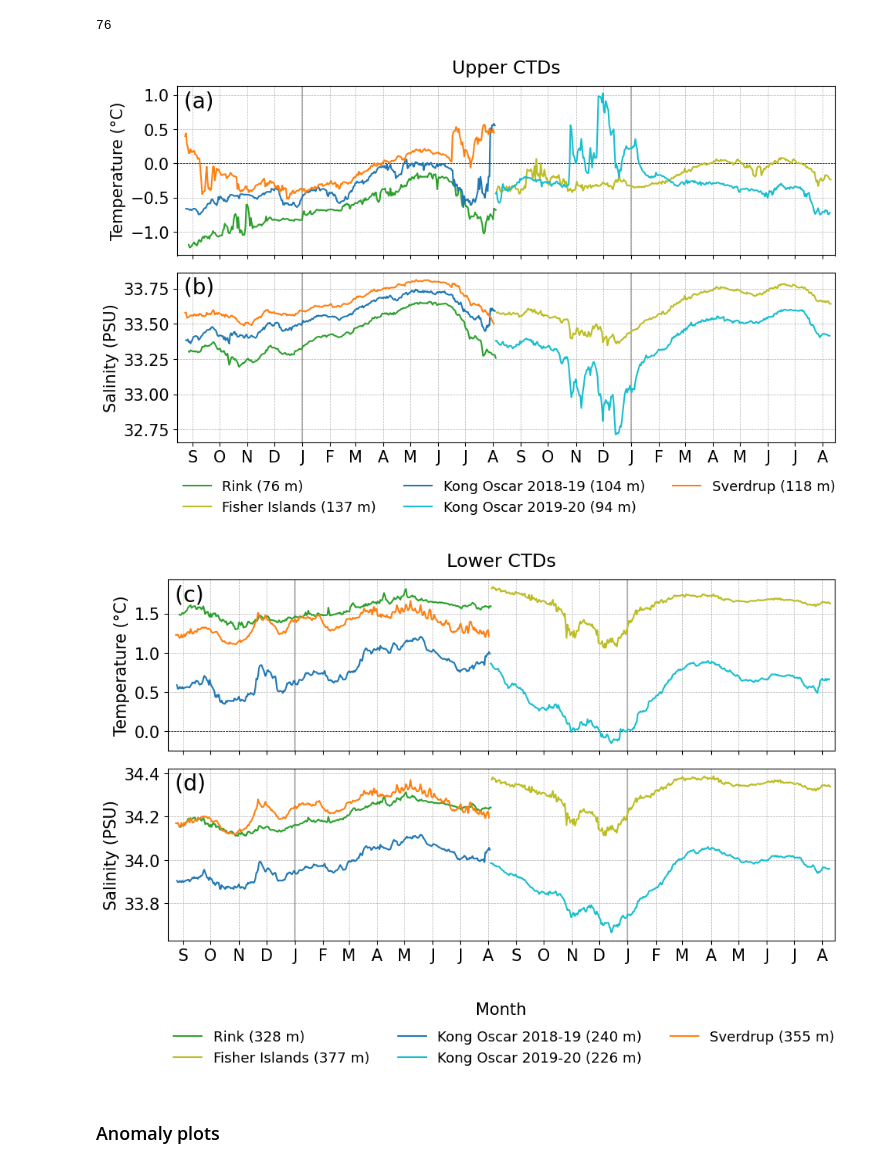
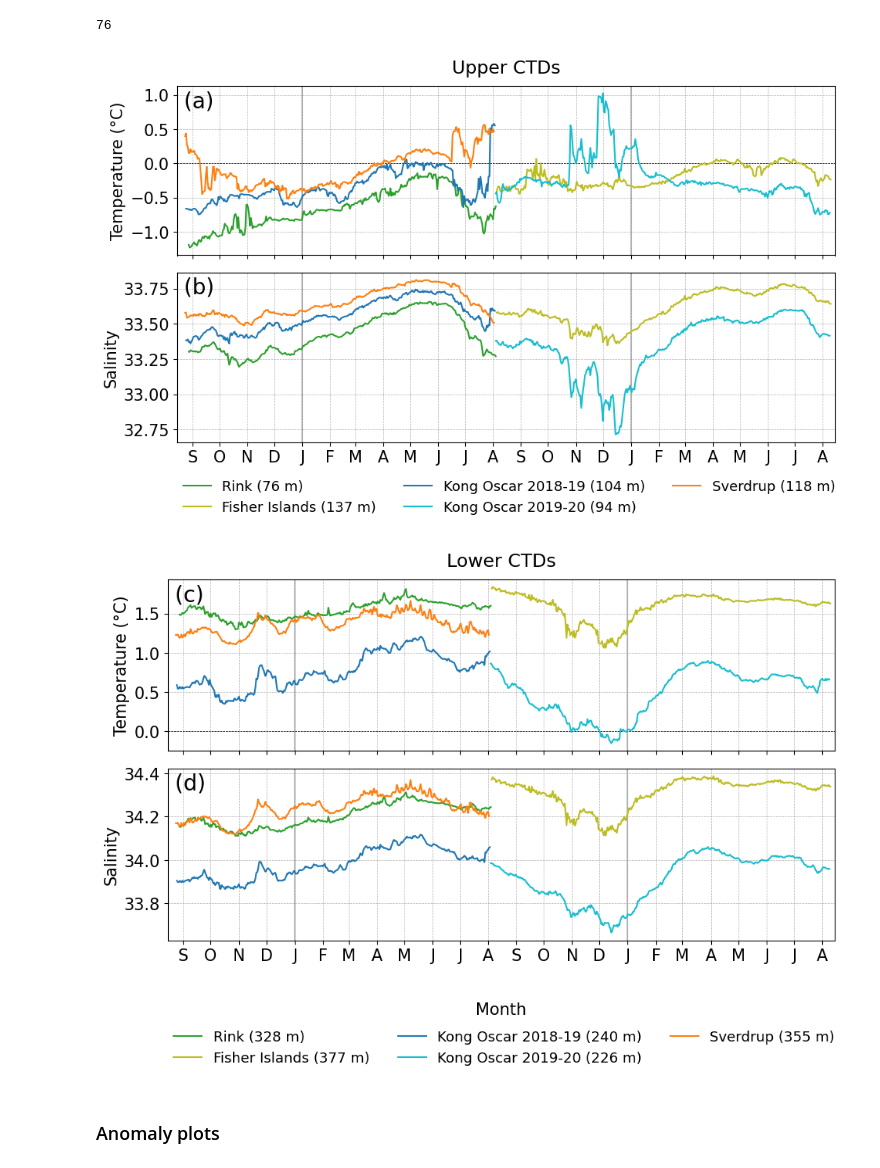
Before and after one commit to mjzahn/OMG_Narwhals_hydrography-manuscript, a Jupyter notebook: 02_analyses-and-plots/Mooring line plots.ipynb, the cells around one changed output. Cells and saved outputs as stored; diff of their text form; code cells hidden in the pictures.

```diff
--- a/02_analyses-and-plots/Mooring line plots.ipynb
+++ b/02_analyses-and-plots/Mooring line plots.ipynb
@@ -16,22 +16,22 @@ sverdrup_ds.close()
 # %%
 # open Rink 2019 dataset
 file_dir = Path('C:/Users/marie/Documents/PhD/Chapter_3/data/OMG_Narwhals_mooring_data/OMG_Narwhals_mooring_L3/2019')
-rink_ds = xr.open_dataset(file_dir / "OMG_Narwhals_Mooring_Rink_1D_L3.nc")
+rink_ds = xr.open_dataset(file_dir / "OMG_Narwhals_Mooring_Rink_1D_L3_2018-2019.nc")
 rink_ds.close()
 # %%
 # open Fisher Islands 2020 dataset
 file_dir = Path('C:/Users/marie/Documents/PhD/Chapter_3/data/OMG_Narwhals_mooring_data/OMG_Narwhals_mooring_L3/2020')
-fisher_ds = xr.open_dataset(file_dir / 'OMG_Narwhals_Mooring_Fisher_1D_L3.nc')
+fisher_ds = xr.open_dataset(file_dir / 'OMG_Narwhals_Mooring_Fisher_1D_L3_2019-2020.nc')
 fisher_ds.close()
 # %%
 # open Kong Oscar 2019 dataset
 file_dir = Path('C:/Users/marie/Documents/PhD/Chapter_3/data/OMG_Narwhals_mooring_data/OMG_Narwhals_mooring_L3/2019')
-kongoscar19_ds = xr.open_dataset(file_dir / "OMG_Narwhals_Mooring_KongOscar2019_1D_L3.nc")
+kongoscar19_ds = xr.open_dataset(file_dir / "OMG_Narwhals_Mooring_KongOscar_1D_L3_2018-2019.nc")
 kongoscar19_ds.close()
 # %%
 # open Kong Oscar 2020 dataset
 file_dir = Path('C:/Users/marie/Documents/PhD/Chapter_3/data/OMG_Narwhals_mooring_data/OMG_Narwhals_mooring_L3/2020')
-kongoscar20_ds = xr.open_dataset(file_dir / 'OMG_Narwhals_Mooring_KongOscar2020_1D_L3.nc')
+kongoscar20_ds = xr.open_dataset(file_dir / 'OMG_Narwhals_Mooring_KongOscar_1D_L3_2019-2020.nc')
 kongoscar20_ds.close()
 # %% [markdown]
 ### Open DataArrays with interpolated temperature and salinity profiles
@@ -320,35 +320,35 @@ fisher_ds.sel(Depth_CTD=fisher_ds.salinity.Depth_CTD.values[0]).salinity.plot(ax
 kongoscar19_ds.sel(Depth_CTD=kongoscar19_ds.salinity.Depth_CTD.values[0]).salinity.plot(ax=ax2, c='tab:blue', label='Kong Oscar 2018-19'+' ('+ str(kongoscar19_ds.salinity.Depth_CTD.values[0]) +' m)')
 kongoscar20_ds.sel(Depth_CTD=kongoscar20_ds.salinity.Depth_CTD.values[0]).salinity.plot(ax=ax2, c='tab:cyan', label='Kong Oscar 2019-20'+' ('+ str(kongoscar20_ds.salinity.Depth_CTD.values[0]) +' m)')
 sverdrup_ds.sel(Depth_CTD=sverdrup_ds.salinity.Depth_CTD.values[0]).salinity.plot(ax=ax2, c='tab:orange', label='Sverdrup'+' ('+ str(sverdrup_ds.salinity.Depth_CTD.values[0]) +' m)')
 
 months = pd.period_range(np.datetime64('2018-09'), freq='M', periods=26).strftime('%Y-%m').tolist()
 abbreviations = ["S","O",'N','D',"J",'F','M','A','M','J','J','A','S','O','N','D',"J",'F','M','A','M','J','J','A','S','O']
 
 ax1.set_title('Upper CTDs',loc='center',y=1.2, pad=5,fontsize = 17)
 ax1.set_title(" (a)",loc='left',y=1.0, pad=-20,fontsize = 20)
 ax1.set_xticks(months, abbreviations, rotation=0, horizontalalignment = 'center')
 ax1.set_ylabel("Temperature (°C)")
 ax1.set_xlabel("")
 ax1.xaxis.set_ticklabels([])
 ax1.grid(linestyle='--', linewidth=0.5)
 # ax1.set_xlim(np.datetime64('2018-08-15'),np.datetime64('2020-10-05'))
 ax1.set_xlim(np.datetime64('2018-08-15'),np.datetime64('2020-08-15'))
 
 ax2.set_title("")
 ax2.set_title(" (b)",loc='left',y=1.0, pad=-20,fontsize = 20)
 ax2.set_xticks(months, abbreviations, rotation=0, horizontalalignment = 'center')
-ax2.set_ylabel("Salinity (PSU)")
+ax2.set_ylabel("Salinity")
 # ax2.set_xlabel("Month")
 ax2.set_xlabel("")
 ax2.grid(linestyle='--', linewidth=0.5)
 ax2.set_xlim(np.datetime64('2018-08-15'),np.datetime64('2020-08-15'));
 
 # ax2.legend(ncol=3,prop={'size': 13},loc='upper left');
 ax2.legend(ncol=3,prop={'size': 13},bbox_to_anchor=(-0.01, -0.15), loc='upper left',frameon=False);
 
 plt.savefig("figures/mooring_upperCTDs-temp-salt.png", bbox_inches='tight', dpi=300, facecolor='white');
 # %% [output]
-[figure, old version]
+[figure, new version]
 # %%
 plt.rcParams['font.size'] = '15'
 fig, (ax1,ax2) = plt.subplots(2,1, figsize=[11,6])
@@ -390,7 +390,7 @@ ax1.set_xlim(np.datetime64('2018-08-15'),np.datetime64('2020-08-15'))
 ax2.set_title("")
 ax2.set_title(" (d)",loc='left',y=1.0, pad=-20,fontsize = 20)
 ax2.set_xticks(months, abbreviations, rotation=0, horizontalalignment = 'center')
-ax2.set_ylabel("Salinity (PSU)")
+ax2.set_ylabel("Salinity")
 ax2.set_xlabel("Month", labelpad=35)
 ax2.grid(linestyle='--', linewidth=0.5)
 ax2.set_xlim(np.datetime64('2018-08-15'),np.datetime64('2020-08-15'))
@@ -398,7 +398,7 @@ ax2.legend(ncol=3,prop={'size': 13},bbox_to_anchor=(-0.01, -0.45), loc='upper le
 
 plt.savefig("figures/mooring_lowerCTDs-temp-salt.png", bbox_inches='tight', dpi=300, facecolor='white');
 # %% [output]
-[figure, old version]
+[figure, new version]
 # %% [markdown]
 ### Anomaly plots
 # %%
```
Also changed, not shown: parts of 5 cells of this notebook, 2 other files.
